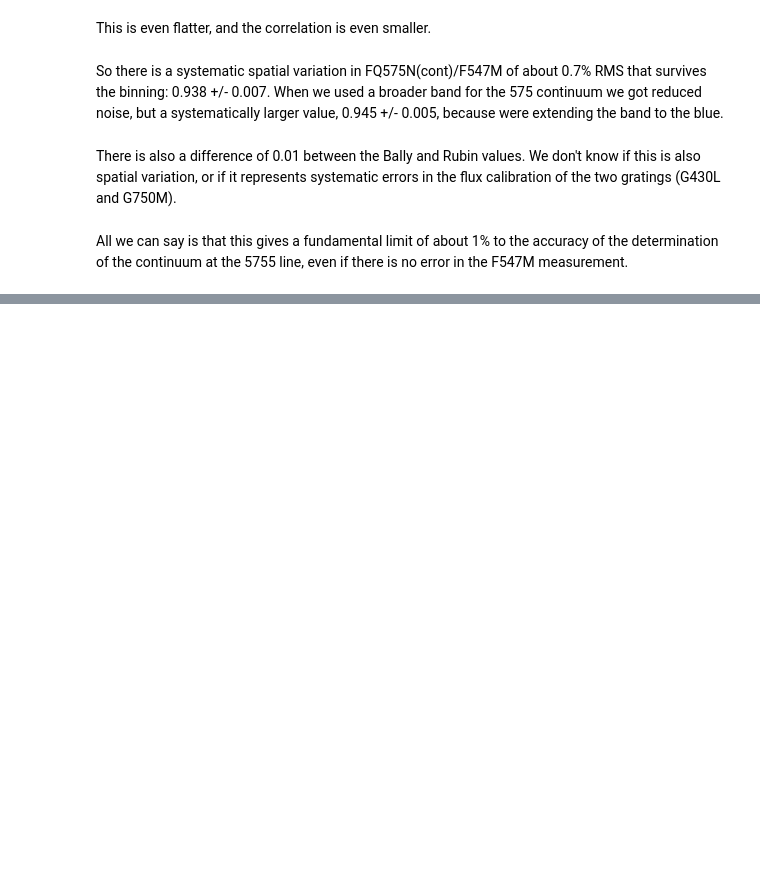
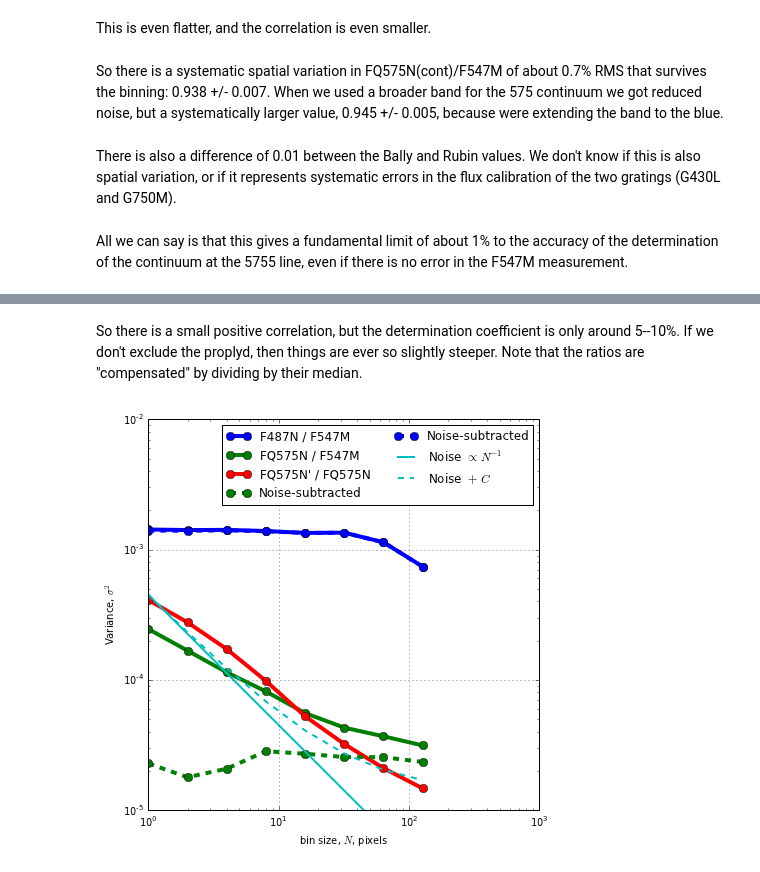
Before and after one commit to deprecated/orion-tsq, a Jupyter notebook: Bally STIS spectrum.ipynb, the cells around one changed output, grey strips where cells are left out. Cells and saved outputs as stored; diff of their text form; code cells hidden in the pictures; blank space fills up the shorter version.

```diff
--- a/Bally STIS spectrum.ipynb
+++ b/Bally STIS spectrum.ipynb
@@ -358,0 +445,22 @@ plot?
+# %% [markdown]
+So there is a small positive correlation, but the determination coefficient is only around 5--10%.  If we don't exclude the proplyd, then things are ever so slightly steeper.  Note that the ratios are "compensated" by dividing by their median.
+# %%
+loglog(2**bins, var_rat1, 'b-o', lw=4, ms=8, label="F487N / F547M")
+loglog(2**bins, var_rat2, 'g-o', lw=4, ms=8, label="FQ575N / F547M")
+loglog(2**bins, np.array(var_rat3), 'r-o', lw=4, ms=8, label="FQ575N' / FQ575N")
+loglog(2**bins, var_rat2 - 0.542*np.array(var_rat3), 'g--o', lw=4, ms=8, label="Noise-subtracted")
+loglog(2**bins, var_rat1 - (0.5/8)*np.array(var_rat3), 'b--o', lw=4, ms=8, label="Noise-subtracted")
+# noise_var = np.media
+# noise_var = np.median(err_nii_cont[good_mask]/profile_nii_cont[good_mask])**2 + np.median(err_f547m[good_mask]/profile_f547m[good_mask])**2
+noise_var = 4.5e-4
+loglog(2**bins, noise_var/2**bins, "c", lw=2, label=r"Noise $\propto\ N^{-1}$")
+a = 0.03
+loglog(2**bins, noise_var*(a + (1 - a)/2**bins), "c--", lw=2, label=r"Noise $+\ C$")
+xlabel("bin size, $N$, pixels")
+ylabel(r"Variance, $\sigma^2$")
+legend(loc="upper right", ncol=2)
+ylim(1e-5, None)
+grid()
+gcf().set_size_inches(7, 7)
+# %% [output]
+[figure, added]
```
Also changed, not shown: parts of 13 cells of this notebook, 2 other files.
